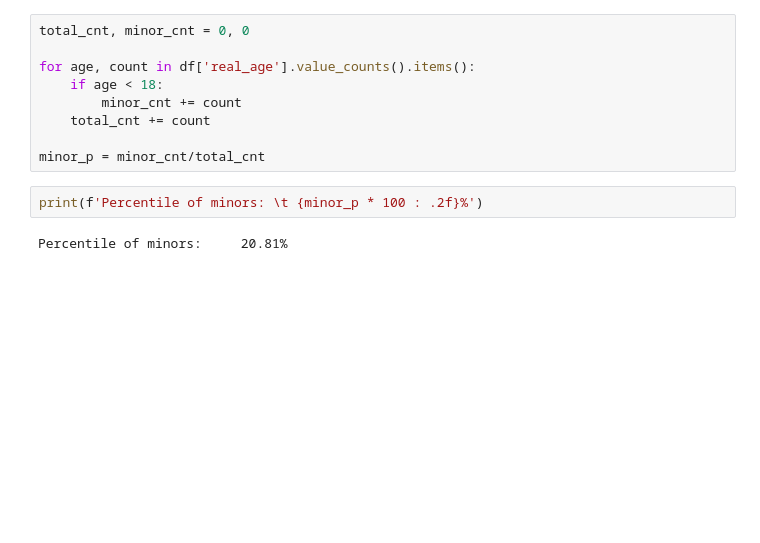
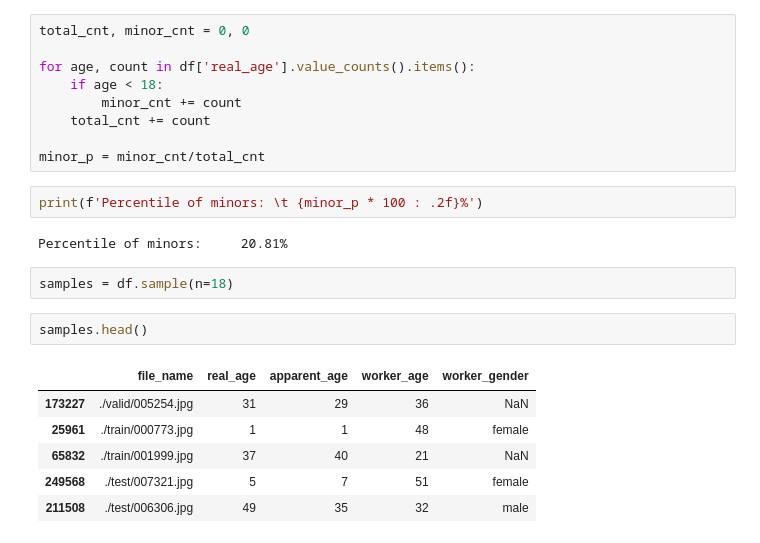
Before and after one commit to caiopetruccirosa/facial-age-estimation-dataset-analysis, a Jupyter notebook: analysis/CLAP16 analysis.ipynb, the cells around one changed output. Cells and saved outputs as stored; diff of their text form; blank space fills up the shorter version.

```diff
--- a/analysis/CLAP16 analysis.ipynb
+++ b/analysis/CLAP16 analysis.ipynb
@@ -35,3 +59,14 @@ minor_p = minor_cnt/total_cnt
 print(f'Percentile of minors: \t {minor_p * 100 : .2f}%')
 # %% [output]
 Percentile of minors:     20.81%
+# %%
+samples = df.sample(n=18)
+# %%
+samples.head()
+# %% [output]
+|  | file_name | real_age | apparent_age | worker_age | worker_gender |
+| 173227 | ./valid/005254.jpg | 31 | 29 | 36 | NaN |
+| 25961 | ./train/000773.jpg | 1 | 1 | 48 | female |
+| 65832 | ./train/001999.jpg | 37 | 40 | 21 | NaN |
+| 249568 | ./test/007321.jpg | 5 | 7 | 51 | female |
+| 211508 | ./test/006306.jpg | 49 | 35 | 32 | male |
```
Also changed, not shown: parts of 9 cells of this notebook.
